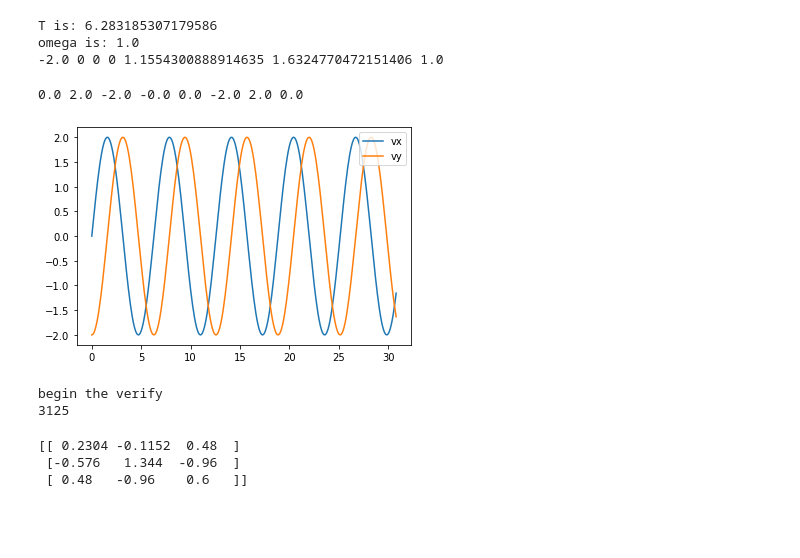
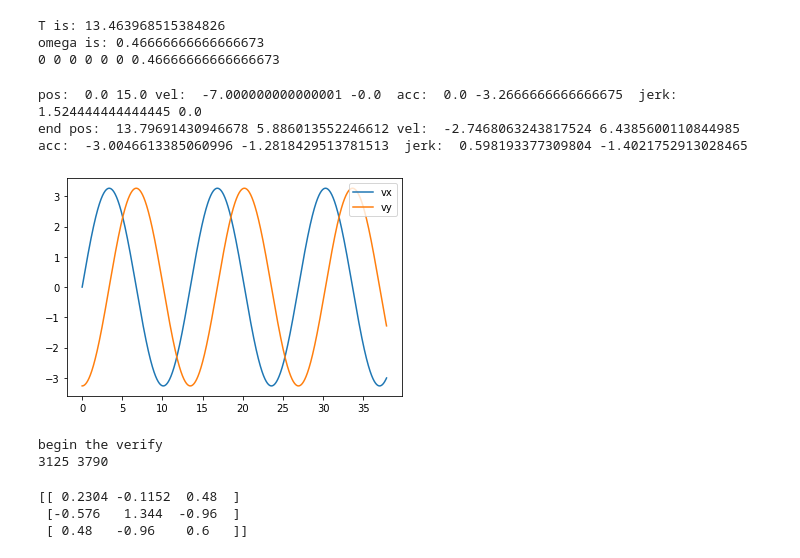
Before and after one commit to QishuaiLiu/obstacle_avoidance, a Jupyter notebook: circular_motion_traj/Untitled.ipynb, the cells around one changed output. Saved outputs shown, nothing was run; the diff lists cells and outputs as text; code cells hidden in the pictures; blank space fills up the shorter version.

Commit message:
Add indoor and outdoor data.

```diff
--- a/circular_motion_traj/Untitled.ipynb
+++ b/circular_motion_traj/Untitled.ipynb
@@ -14,16 +14,16 @@ jerk_y_list = []
 time = []
 
 
-# R = 15
-# v = 7
-R = 2
-v = 2
+R = 15
+v = 7
+# R = 2
+# v = 2
 T = 2 * math.pi * R / v
 print("T is:", T)
 omega = 2 * math.pi / T
 print("omega is:", omega)
 A = R
-acc_x = -R * math.pow(omega, 2)
+acc_x = 0
 acc_y = 0
 
 vx_t = 0
@@ -36,13 +36,13 @@ y_pos_init = 0
 
 # jerk = A * math.pow(omega, 3) * math.cos(t)
 # jerk = -A * math.pow(omega, 3) * math.sin(t)
-print(acc_x, acc_y, vx_t, vy_t, x_pos, y_pos, omega)
+print(acc_x, acc_y, vx_t, vy_t, x_pos_init, y_pos_init, omega)
 # %% [output]
-T is: 6.283185307179586
-omega is: 1.0
--2.0 0 0 0 1.1554300888914635 1.6324770472151406 1.0
+T is: 13.463968515384826
+omega is: 0.46666666666666673
+0 0 0 0 0 0 0.46666666666666673
 # %%
-for t in np.arange(0, 37.9, 0.1):
+for t in np.arange(0, 37.9, 0.01):
 
         temp = omega * t
         time.append(t)
@@ -79,26 +79,30 @@ for t in np.arange(0, 37.9, 0.1):
 # %%
 # plt.plot(time, acc_x_list, label='acc_x')
 # plt.plot(time, acc_y_list, label='acc_y')
 plt.plot(time, acc_x_list, label='vx')
 plt.plot(time, acc_y_list, label='vy')
 # plt.plot(x, y)
 plt.legend(loc=1)
-print(x[0], y[0], vx[0], vy[0], acc_x_list[0], acc_y_list[0], jerk_x_list[0], jerk_y_list[0])
+print("pos: ", x[0], y[0], "vel: ", vx[0], vy[0], " acc: ", acc_x_list[0], acc_y_list[0],
+      " jerk: ", jerk_x_list[0], jerk_y_list[0])
+print("end pos: ", x[-1], y[-1], "vel: ", vx[-1], vy[-1], " acc: ", acc_x_list[-1], acc_y_list[-1],
+      " jerk: ", jerk_x_list[-1], jerk_y_list[-1])
 # %% [output]
-0.0 2.0 -2.0 -0.0 0.0 -2.0 2.0 0.0
+pos:  0.0 15.0 vel:  -7.000000000000001 -0.0  acc:  0.0 -3.2666666666666675  jerk:  1.524444444444445 0.0
+end pos:  13.79691430946678 5.886013552246612 vel:  -2.7468063243817524 6.4385600110844985  acc:  -3.0046613385060996 -1.2818429513781513  jerk:  0.598193377309804 -1.4021752913028465
-[figure, old version]
+[figure, new version]
 # %%
 from scipy.io import savemat
-file_name = 'data.mat'
+file_name = 'data_outdoor.mat'
 savemat(file_name, {'x':x, 'y':y, 'vx':vx, 'vy':vy, 'acc_x':acc_x_list,
                    'acc_y':acc_y_list, 'jerk_x':jerk_x_list, 'jerk_y':jerk_y_list})
 
 
 print("begin the verify")
-print(5**5)
+print(5**5, len(x))
 # %% [output]
 begin the verify
-3125
+3125 3790
 # %%
 guidance_t = 5.0;
 import numpy as np
```
Also changed, not shown: 5 other files.
